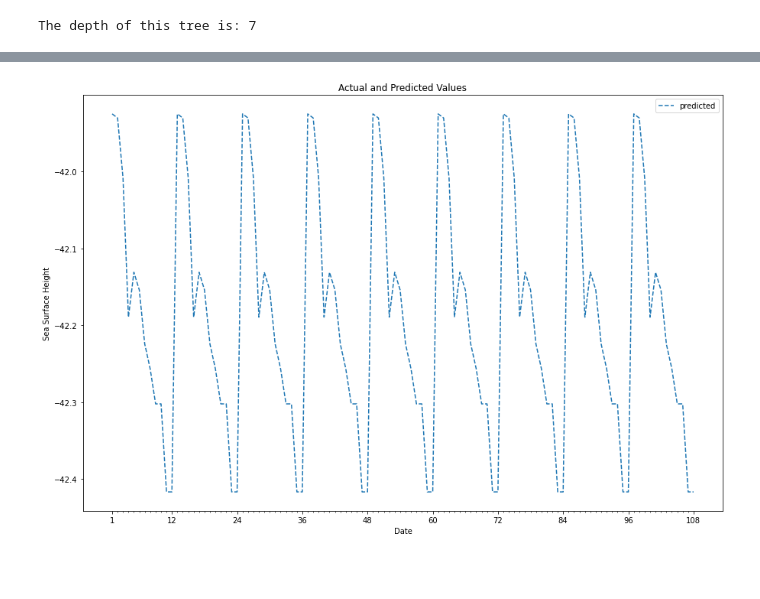
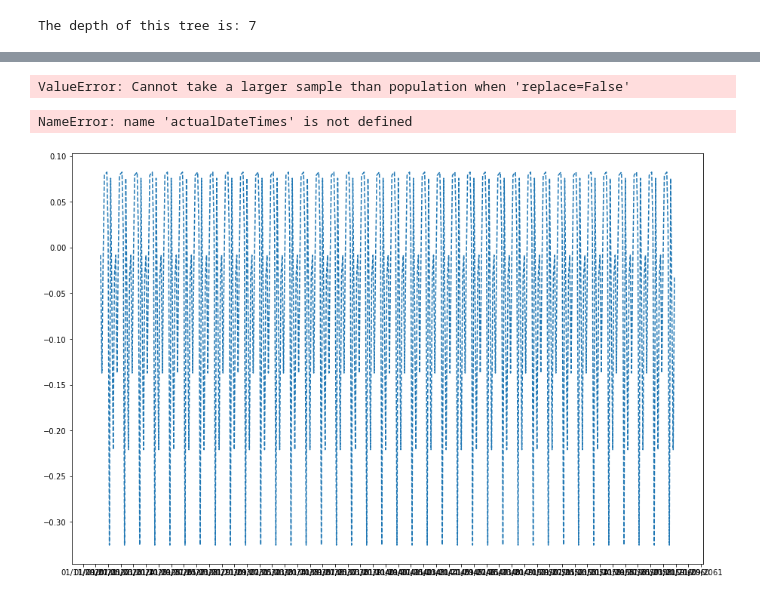
Before and after one commit to M-Gjerde/VGIS8, a Jupyter notebook: jason_3_rf.ipynb, the cells around one changed output, grey strips where cells are left out. Drawn from its saved outputs; the diff is of its cells as text; code cells hidden in the pictures; blank space fills up the shorter version.

```diff
--- a/jason_3_rf.ipynb
+++ b/jason_3_rf.ipynb
@@ -452,23 +527,63 @@ future_pred = rf.predict(res)
+# %%
+dfTrain = df.drop(['surface type', "pass number", "geophysical quality flag", "time", "range", "altitude", "ssh" , "mss"], axis= 1)
+dfActual =  df.drop(['surface type', "pass number", "geophysical quality flag", "time", "range", "altitude", "ssh" ], axis= 1)
+dfTrain = dfTrain.sample(n=res.shape[0])
+
+current_pred = rf.predict(np.array(dfTrain))
+
+dfActual = dfActual.sample(n=100)
+dfActual.sort_values(by=['year','month', 'day'], inplace=True)
+
+dfActual = dfActual.loc[(dfActual['lat'] >= 36) & (dfActual['lat'] <= 48)]
+dfActual = dfActual.loc[(dfActual['lon'] >= 46) & (dfActual['lon'] <= 55)]
+
+actualDateTimes = []
+actualMSS = []
+for x in range(len(dfActual["day"].values)):
+
+    date = datetime(int(dfActual["year"].values[x]), int(dfActual["month"].values[x]), int(dfActual["day"].values[x]))
+    actualDateTimes.append(date)
+    actualMSS.append(dfActual["mss"].values[x])
+# %% [output]
+ValueError: Cannot take a larger sample than population when 'replace=False'
 # %%
 # Plot the actual values
+import matplotlib.pyplot as plt
+import matplotlib.dates as mdates
+
+plt.gca().xaxis.set_major_formatter(mdates.DateFormatter('%d/%m/%Y'))
+plt.gca().xaxis.set_major_locator(mdates.MonthLocator(interval=10))
+
+
 x = [x for x in range(1,  len(future_pred) + 1)]
 
-major_ticks = [1, 12, 24, 36, 48, 60, 72, 84, 96, 108]
-minor_ticks = np.arange(1, len(future_pred), 1)
+#major_ticks = [1, 12, 24, 36, 48, 60, 72, 84, 96]
+#minor_ticks = np.arange(1, len(future_pred), 1)
 
-fig, ax = plt.subplots()
-offset = 7
+#fig, ax = plt.subplots()
+#offset = 7
 
-ax.plot(x, future_pred, '--', label = 'predicted')
+#ax.plot(x, future_pred, '--', label = 'predicted')
 
 
+plt.plot(dateTimes,future_pred, "--", label ="predicted")
 
-ax.set_xticks(major_ticks)
-ax.set_xticks(minor_ticks, minor=True)
+
+plt.plot(actualDateTimes,actualMSS, label ="Actual")
+
+
+x = [x for x in range(1,  len(dfTrain["lat"].values) + 1)]
+#ax.plot(x, current_pred, '--', label = 'Current')
+
+
+#ax.set_xticks(major_ticks)
+#ax.set_xticks(minor_ticks, minor=True)
+plt.gcf().autofmt_xdate()
 
 plt.legend()
 
 # Graph labels
-plt.xlabel('Date'); plt.ylabel('Sea Surface Height'); plt.title('Actual and Predicted Values');
+#plt.xlabel('Date'); plt.ylabel('Mean Sea Surface'); plt.title('Actual and Predicted Values');
 # %% [output]
+NameError: name 'actualDateTimes' is not defined
-[figure, old version]
+[figure, new version]
```
Also changed, not shown: parts of 39 cells of this notebook, 2 other files.
